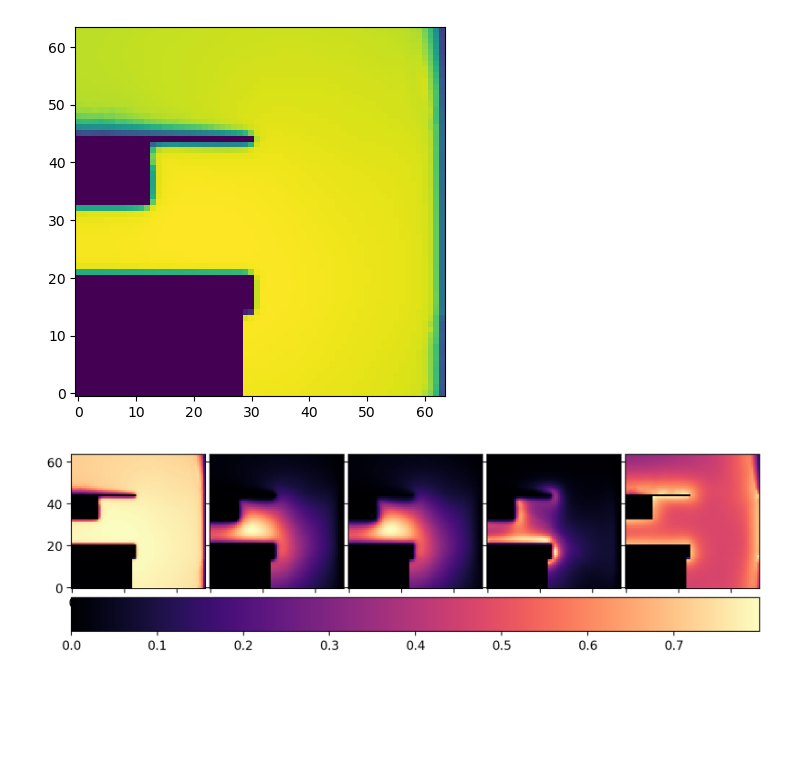
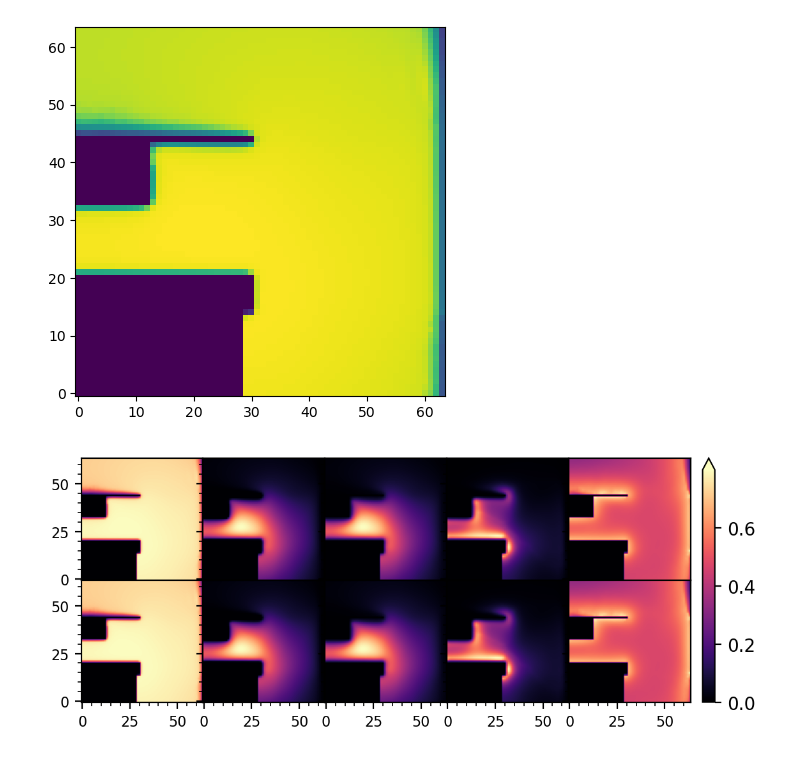
Before and after one commit to jarltc/2d-discharge-nn, a Jupyter notebook: torch/plotting_test.ipynb, the cells around one changed output. Drawn from its saved outputs; the diff is of its cells as text; code cells hidden in the pictures; blank space fills up the shorter version.

```diff
--- a/torch/plotting_test.ipynb
+++ b/torch/plotting_test.ipynb
@@ -33,26 +35,29 @@ plt.imshow(test_res[0, 0,:, :], origin='lower')
 <matplotlib.image.AxesImage at 0x...>
 [figure]
 # %%
-fig = plt.figure(figsize=(10, 5), dpi=200, layout='constrained')
+fig = plt.figure(dpi=200, layout='constrained')
 extent = [0, 20, 35, 55]
 
-org_grid = ImageGrid(
+grid = ImageGrid(
     fig, 111,  # similar to fig.add_subplot(142).
-    nrows_ncols=(1, 5), axes_pad=0.05, label_mode="L", share_all=True,
-    cbar_location="bottom", cbar_mode="single")
+    nrows_ncols=(2, 5), axes_pad=0.0, label_mode="L", share_all=True,
+    cbar_location="right", cbar_mode="single", cbar_size="5%", cbar_pad='5%')
 
-rec_grid = ImageGrid(
-    fig, 121,  # similar to fig.add_subplot(142).
-    nrows_ncols=(1, 5), axes_pad=0.05, label_mode="1")
+for i, ax in enumerate(grid):
+    if i <= 4:
+        org = ax.imshow(test_res[0, i, :, :], origin='lower', aspect='equal',
+                        cmap='magma')
+    else:
+        rec = ax.imshow(test_res[0, i-5, :, :], origin='lower', aspect='equal',
+                        cmap='magma')
+grid.cbar_axes[0].colorbar(rec, extend='max', ticks=ticker.MultipleLocator(0.2))
 
-for i, ax in enumerate(org_grid):
-    org = ax.imshow(test_res[0, i, :, :], origin='lower', aspect='equal',
-                        cmap='magma')
-    org_grid.cbar_axes[0].colorbar(org)
+for ax in grid:
+    ax.xaxis.set_major_locator(ticker.MaxNLocator(3))
+    ax.xaxis.set_minor_locator(ticker.MultipleLocator(5))
 
-for i, ax in enumerate(rec_grid):
-    rec = ax.imshow(test_res[0, i, :, :], origin='lower', aspect='equal',
-                        cmap='magma')
-    rec_grid.cbar_axes[0].colorbar(org)
+    ax.yaxis.set_major_locator(ticker.MaxNLocator(3))
+    ax.yaxis.set_minor_locator(ticker.MultipleLocator(5))
+    ax.tick_params(axis='both', labelsize=8)
 # %% [output]
-[figure, old version]
+[figure, new version]
```
Also changed, not shown: parts of 2 cells of this notebook, 2 other files.
